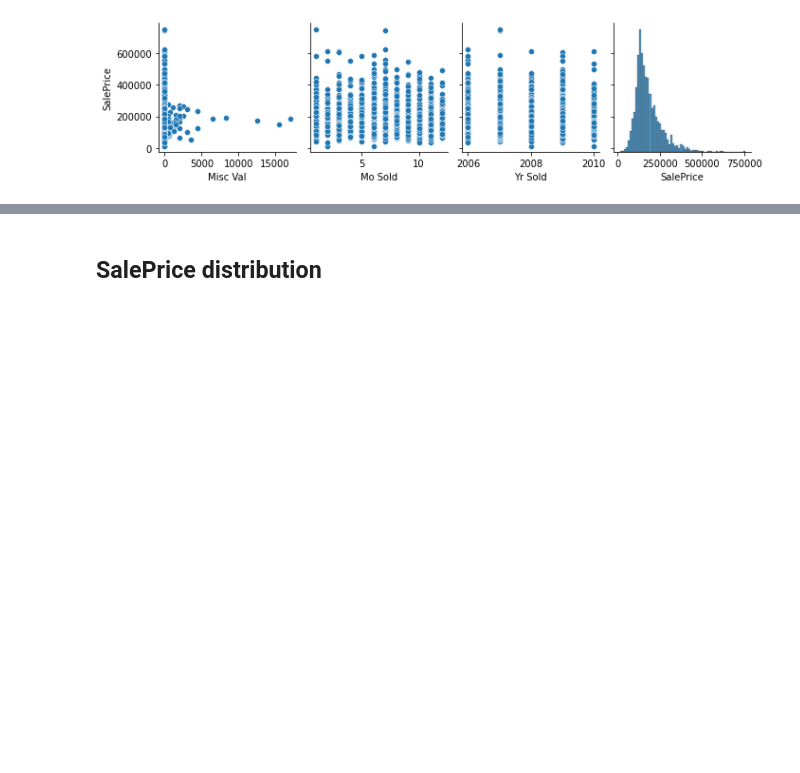
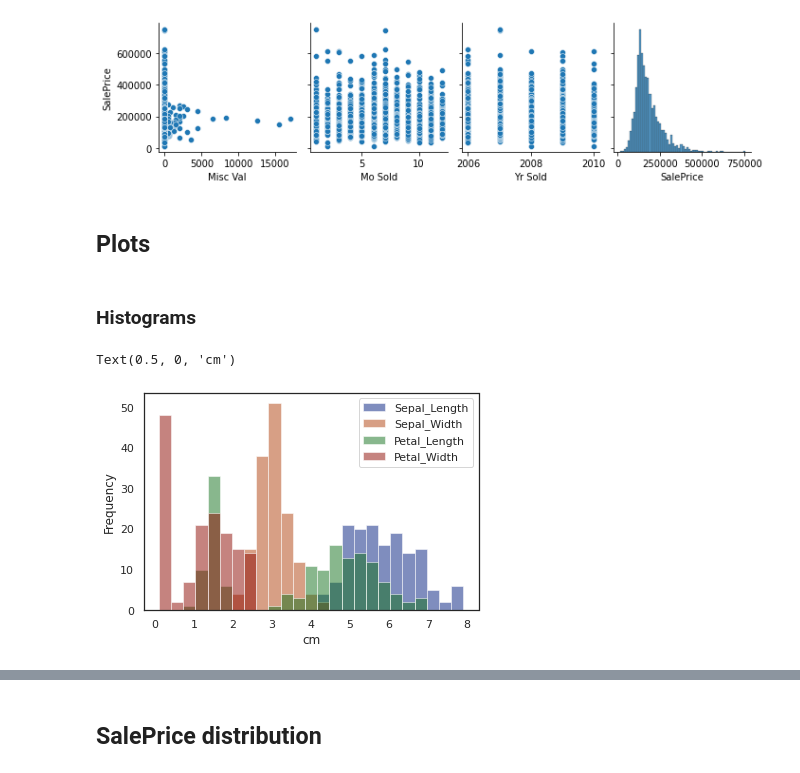
Before and after one commit to neuralsrg/EDA, a Jupyter notebook: learning_dataframe.ipynb, the cells around one changed output, grey strips where cells are left out. Drawn from its saved outputs; the diff is of its cells as text; code cells hidden in the pictures; blank space fills up the shorter version.

```diff
--- a/learning_dataframe.ipynb
+++ b/learning_dataframe.ipynb
@@ -80,0 +83,4 @@ Name: Sale Condition, dtype: int64
+# %%
+csv_url = 'https://archive.ics.uci.edu/ml/machine-learning-databases/iris/iris.data'
+col_names = ['Sepal_Length','Sepal_Width','Petal_Length','Petal_Width','Class']
+data = pd.read_csv(csv_url, names=col_names)
@@ -137,3 +153,14 @@ for i in range(0, len(housing_num.columns), 5):
 [figure]
 [figure]
 [figure]
+# %% [markdown]
+## Plots
+# %% [markdown]
+### Histograms
+# %%
+sns.set_context('notebook')
+ax = data.plot.hist(bins=25, alpha=.5)
+ax.set_xlabel('cm')
+# %% [output]
+Text(0.5, 0, 'cm')
+[figure, added]
```
Also changed, not shown: parts of 12 cells of this notebook.
